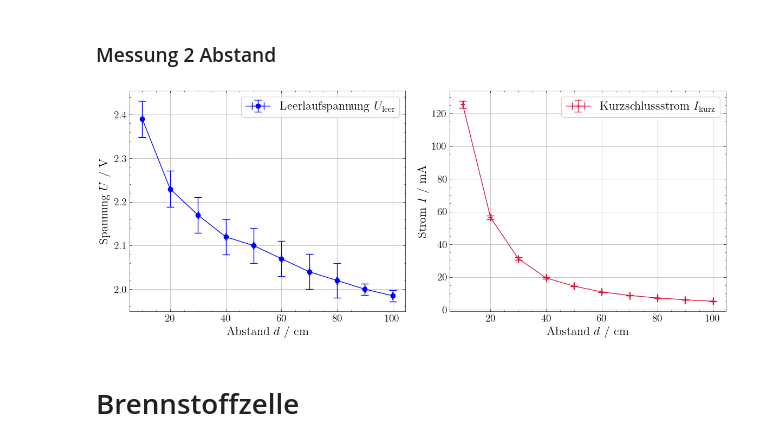
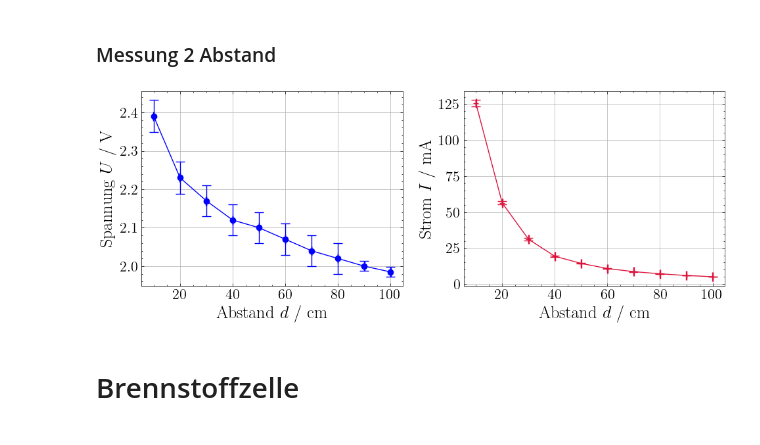
Before and after one commit to ferryman-charon/Experimentalphysik2, a Jupyter notebook: 13_ErneuerbareEnergien/Auswertung.ipynb, the cells around one changed output. Saved outputs shown, nothing was run; the diff lists cells and outputs as text; code cells hidden in the pictures.

Commit message:
Finish Plots for Erneurbare Energien

```diff
--- a/13_ErneuerbareEnergien/Auswertung.ipynb
+++ b/13_ErneuerbareEnergien/Auswertung.ipynb
@@ -61,24 +61,23 @@ I_kurz = [125.6, 56.4, 31.2, 19.4, 14.43, 10.86, 8.70, 7.19, 6.02, 5.18]
 dU = uncert(U_leer)
 dI = uncert(I_kurz, 'current')
 # %%
+plt.rcParams.update({'font.size': 16})
 fig, axs = plt.subplots(1,2, figsize=(10, 4))
 
 axs[0].errorbar(x=d, y=U_leer, xerr=dd, yerr=dU, fmt='o-', color='blue',
                 capsize=5, label=r'$U_\text{leer}$')
-axs[0].set_ylabel(r'Spannung $U$ / V', fontsize=18)
+axs[0].set_ylabel(r'Spannung $U$ / V', fontsize=19)
 axs[1].errorbar(x=d, y=I_kurz, xerr=dd, yerr=dI, fmt='+-', color='crimson',
                 capsize=5, label=r'$I_\text{kurz}$')
-axs[1].set_ylabel(r'Strom $I$ / mA', fontsize=18)
+axs[1].set_ylabel(r'Strom $I$ / mA', fontsize=19)
 
 for i in range(2):
     ax = axs[i]
     ax.grid(True)
-    ax.set_xlabel(r'Abstand $d$ / cm', fontsize=18)
-    ax.legend(frameon=True, fontsize=18)
-
+    ax.set_xlabel(r'Abstand $d$ / cm', fontsize=19)
 plt.tight_layout()
 # %% [output]
-[figure, old version]
+[figure, new version]
 # %% [markdown]
 # Brennstoffzelle
 # %% [markdown]
```
Also changed, not shown: parts of 9 cells of this notebook, 15 other files.
